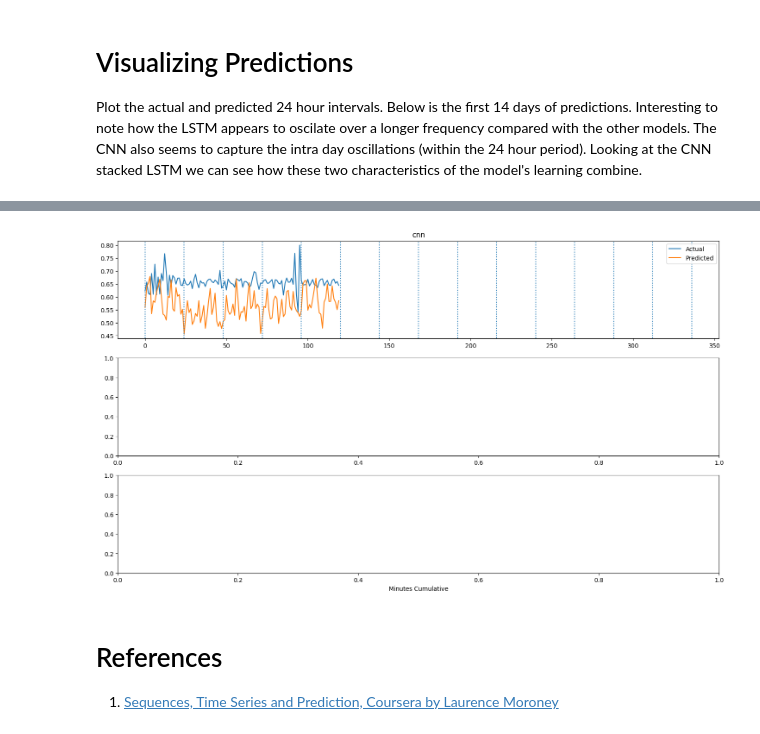
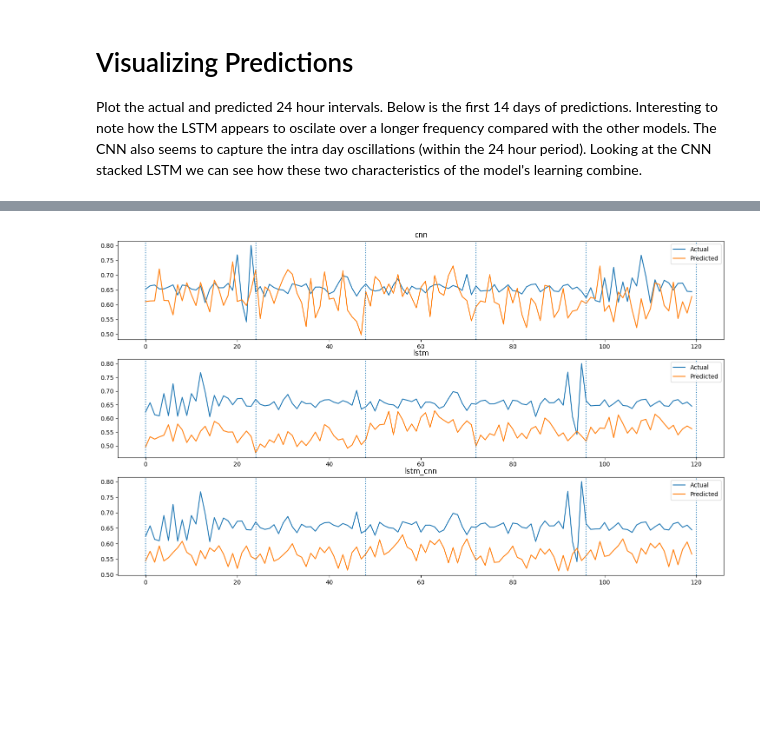
Before and after one commit to lameche99/BTC-Volatility-Forecasting-RNNs, a Jupyter notebook: predictions.ipynb, the cells around one changed output, grey strips where cells are left out. Saved outputs shown, nothing was run; the diff lists cells and outputs as text; code cells hidden in the pictures; blank space fills up the shorter version.

```diff
--- a/predictions.ipynb
+++ b/predictions.ipynb
@@ -14,13 +18,12 @@ from sklearn.preprocessing import MinMaxScaler
 # %%
-def load_data(col=None, path="./sentiment.csv", verbose=False):
+def load_data(col=None, path="./sentiment.csv"):
     df = pd.read_csv(path)
     if col is not None:
         df = df[col]
-    if verbose:
-        print(df.head())
     return df
 
 print("Multivariate Sample")
-multivar_df = load_data(['date','logRet', 'sentiment_score'], verbose=True)
+multivar_df = load_data(['date','logRet', 'sentiment_score'])
+multivar_df.head()
 # %% [output]
 Multivariate Sample
@@ -187,19 +126,3 @@ def window_dataset(data, n_steps, n_horizon, batch_size, shuffle_buffer, multi_v
     ds = ds.batch(batch_size).prefetch(1)
 
     return ds
-
-tf.random.set_seed(42)
-
-n_steps = 72
-n_horizon = 24
-batch_size = 1
-shuffle_buffer = 100
-
-
-ds = window_dataset(train_multi, n_steps, n_horizon, batch_size, shuffle_buffer, multi_var=True)
-
-print('Example sample shapes')
-for idx,(x,y) in enumerate(ds):
-    print("x = ", x.numpy().shape)
-    print("y = ", y.numpy().shape)
-    break
@@ -231,7 +150,6 @@ def build_dataset(train_fraq=0.65,
     else:
         data = load_data(col=['total load actual'])
 
-    data = clean_data(data)
 
     if multi_var:
         mm = MinMaxScaler()
@@ -497,6 +415,6 @@ Loss Curves
 print("MAE Curves")
 fig, axs = plt.subplots(1, 3, figsize=(25,5))
 for (key, val), ax in zip(model_configs.items(), axs.flatten()):
-    plot_graphs('mae', val, ax, 0.6)
+    plot_graphs('mae', val, ax, 0.7)
 # %% [output]
 MAE Curves
@@ -533,7 +449,7 @@ lstm_cnn  0.029652
 Plot the actual and predicted 24 hour intervals. Below is the first 14 days of predictions. Interesting to note how the LSTM appears to oscilate over a longer frequency compared with the other models. The CNN also seems to capture the intra day oscillations (within the 24 hour period). Looking at the CNN stacked LSTM we can see how these two characteristics of the model's learning combine.
 # %%
 fig, axs = plt.subplots(3, 1, figsize=(18, 10))
-days = 14
+days = 5
 
 vline = np.linspace(0, days*24, days+1)
 
@@ -549,8 +465,4 @@ for (key, val), ax in zip(model_configs.items(), axs):
     ax.set_title(key)
     ax.vlines(vline, ymin=0, ymax=1, linestyle='dotted', transform = ax.get_xaxis_transform())
     ax.legend(["Actual", "Predicted"])
-    break
-
-plt.xlabel("Minutes Cumulative")
-print('First Two Weeks of Predictions')
 # %% [output]
@@ -559,4 +472 @@ First Two Weeks of Predictions
-[figure, old version]
+[figure, new version]
-# %% [markdown]
-# References
-1. [Sequences, Time Series and Prediction, Coursera by Laurence Moroney](https://www.coursera.org/learn/tensorflow-sequences-time-series-and-prediction)
```
Also changed, not shown: parts of 16 cells of this notebook.
